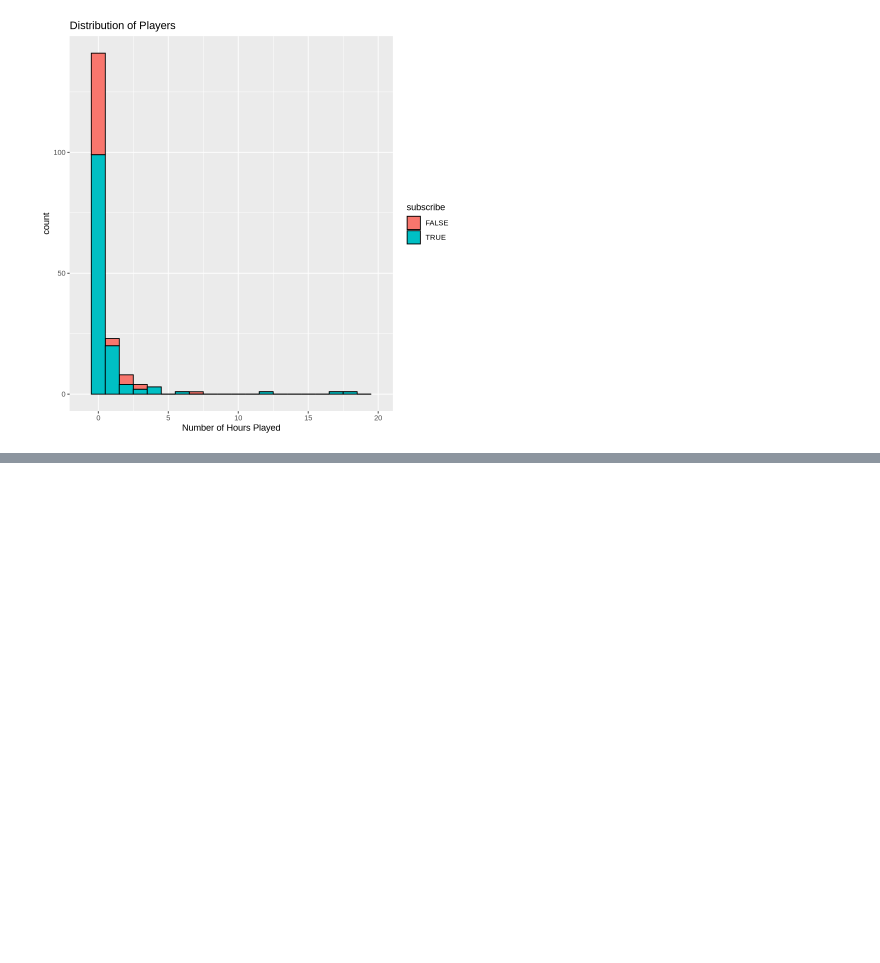
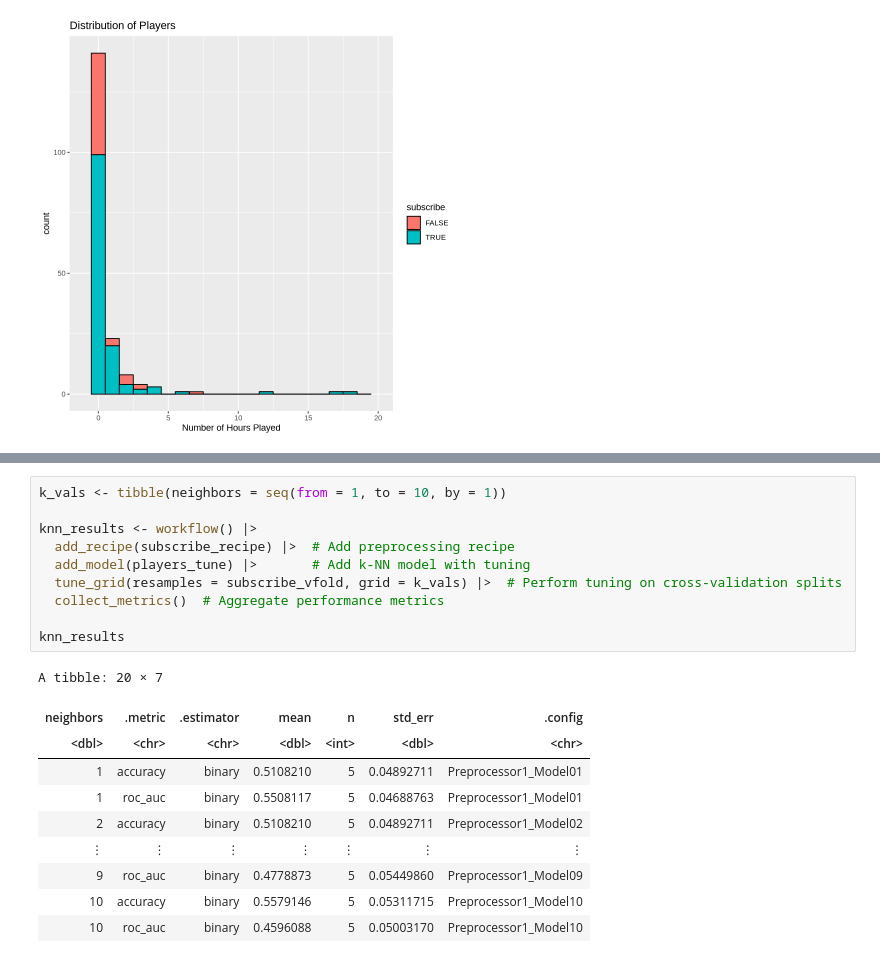
Before and after one commit to Kqvii/DSCI100-Group13, a Jupyter notebook: GroupProject-2.ipynb, the cells around one changed output, grey strips where cells are left out. Drawn from its saved outputs; the diff is of its cells as text; blank space fills up the shorter version.

```diff
--- a/GroupProject-2.ipynb
+++ b/GroupProject-2.ipynb
@@ -213,0 +254,21 @@ A tibble: 1 × 1
+# %%
+k_vals <- tibble(neighbors = seq(from = 1, to = 10, by = 1))
+
+knn_results <- workflow() |>
+  add_recipe(subscribe_recipe) |>  # Add preprocessing recipe
+  add_model(players_tune) |>       # Add k-NN model with tuning
+  tune_grid(resamples = subscribe_vfold, grid = k_vals) |>  # Perform tuning on cross-validation splits
+  collect_metrics()  # Aggregate performance metrics
+
+knn_results
+# %% [output]
+A tibble: 20 × 7
+| neighbors | .metric | .estimator | mean | n | std_err | .config |
+| <dbl> | <chr> | <chr> | <dbl> | <int> | <dbl> | <chr> |
+| 1 | accuracy | binary | 0.5108210 | 5 | 0.04892711 | Preprocessor1_Model01 |
+| 1 | roc_auc | binary | 0.5508117 | 5 | 0.04688763 | Preprocessor1_Model01 |
+| 2 | accuracy | binary | 0.5108210 | 5 | 0.04892711 | Preprocessor1_Model02 |
+| ⋮ | ⋮ | ⋮ | ⋮ | ⋮ | ⋮ | ⋮ |
+| 9 | roc_auc | binary | 0.4778873 | 5 | 0.05449860 | Preprocessor1_Model09 |
+| 10 | accuracy | binary | 0.5579146 | 5 | 0.05311715 | Preprocessor1_Model10 |
+| 10 | roc_auc | binary | 0.4596088 | 5 | 0.05003170 | Preprocessor1_Model10 |
```
Also changed, not shown: parts of 7 cells of this notebook.
